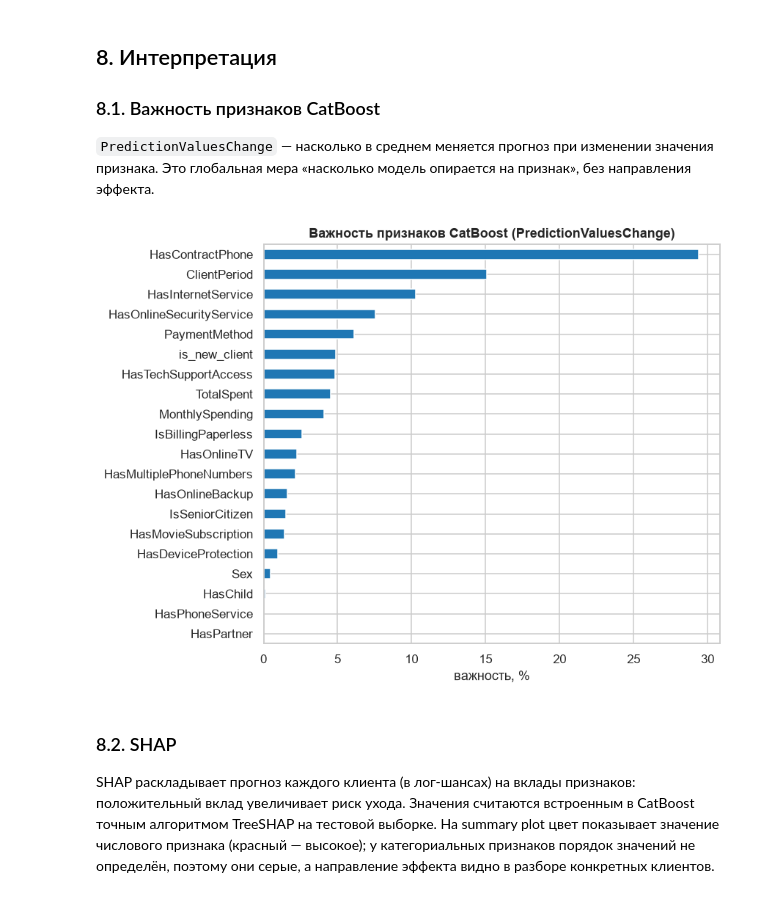
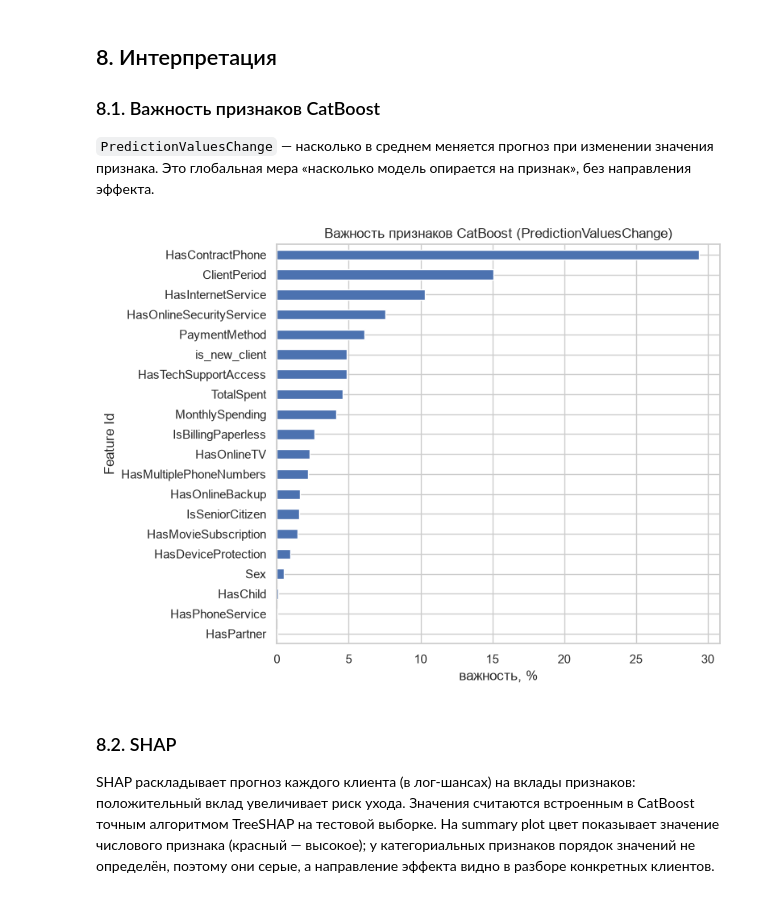
Before and after one commit to puggallin/telecom_churn_prediction, a Jupyter notebook: notebooks/churn_analysis.ipynb, the cells around one changed output. Drawn from its saved outputs; the diff is of its cells as text; code cells hidden in the pictures.

```diff
--- a/notebooks/churn_analysis.ipynb
+++ b/notebooks/churn_analysis.ipynb
@@ -430,13 +352,11 @@ plt.show()
 
 Подбор гиперпараметров по среднему CV немного оптимистичен (выбираем максимум из нескольких оценок), поэтому финальная оценка — только на тесте.
 # %%
-X_full = data[NUM_COLS + BINARY_NUM_COLS + CAT_COLS]
-y_full = data[TARGET].astype(int)
+X = data[NUM_COLS + BINARY_NUM_COLS + CAT_COLS]
+y = data[TARGET].astype(int)
 
-X_train, X_test, y_train, y_test = train_test_split(
-    X_full, y_full, test_size=0.2, stratify=y_full, random_state=RANDOM_STATE
-)
-CV = StratifiedKFold(n_splits=5, shuffle=True, random_state=RANDOM_STATE)
+X_train, X_test, y_train, y_test = train_test_split(X, y, test_size=0.2, stratify=y, random_state=RANDOM_STATE)
+CV = StratifiedKFold(n_splits=5, shuffle=True, random_state=RANDOM_STATE)   # одни и те же фолды для всех моделей
 
 print(f"train: {len(X_train)} клиентов, отток {y_train.mean():.1%}")
 print(f"test:  {len(X_test)} клиентов, отток {y_test.mean():.1%}")
@@ -787,25 +626,20 @@ print(f"  Δ PR-AUC  = {d_pr.mean():+.4f} ± {d_pr.std(ddof=1) / np.sqrt(5):.4f}
 
 Обучаем выбранную конфигурацию на всех 80% train с фиксированным числом деревьев (среднее лучших итераций ранней остановки на CV) и **один раз** оцениваем на тесте.
 # %%
-FINAL_PARAMS, FINAL_FEATURES = CATBOOST_CONFIGS[FINAL_NAME]
-final_cv = experiments[FINAL_NAME]
-final_iterations = int(round(np.mean(final_cv.extras)))
+final = results[FINAL_NAME]
+n_trees = int(round(np.mean(final["trees"])))   # число деревьев = среднее по фолдам после ранней остановки
 
-final_model = CatBoostClassifier(
-    **{**CATBOOST_BASE, "iterations": final_iterations, "early_stopping_rounds": None, **FINAL_PARAMS},
-    cat_features=CAT_COLS,
-)
-X_train_final = catboost_features(X_train, FINAL_FEATURES)
-X_test_final = catboost_features(X_test, FINAL_FEATURES)
+final_model = CatBoostClassifier(**{**CB_DEFAULTS, **final["params"], "iterations": n_trees,
+                                    "early_stopping_rounds": None}, cat_features=CAT_COLS)
+X_train_final, X_test_final = cb_data(X_train, final["extra"]), cb_data(X_test, final["extra"])
 final_model.fit(X_train_final, y_train)
 
 test_proba = final_model.predict_proba(X_test_final)[:, 1]
-test_roc = roc_auc_score(y_test, test_proba)
-test_pr = average_precision_score(y_test, test_proba)
+test_roc, test_pr = roc_auc_score(y_test, test_proba), average_precision_score(y_test, test_proba)
 
-print(f"Итоговая модель: {FINAL_NAME}, {FINAL_PARAMS}, деревьев: {final_iterations}")
-print(f"CV  : ROC-AUC {final_cv.roc_auc.mean():.4f} ± {final_cv.roc_auc.std():.4f} | PR-AUC {final_cv.pr_auc.mean():.4f}")
-print(f"TEST: ROC-AUC {test_roc:.4f}            | PR-AUC {test_pr:.4f}  (случайная модель: {y_test.mean():.4f})")
+print(f"Итоговая модель: {FINAL_NAME}, {final['params']}, деревьев: {n_trees}")
+print(f"CV  : ROC-AUC {final['roc'].mean():.4f} ± {final['roc'].std():.4f} | PR-AUC {final['pr'].mean():.4f}")
+print(f"TEST: ROC-AUC {test_roc:.4f} | PR-AUC {test_pr:.4f} (у случайной модели {y_test.mean():.4f})")
 # %% [output]
 Итоговая модель: CatBoost + is_new_client, {'depth': 3, 'learning_rate': 0.03}, деревьев: 249
 CV  : ROC-AUC 0.8453 ± 0.0111 | PR-AUC 0.6649
@@ -962,14 +768,13 @@ pd.DataFrame(sensitivity).pivot(index="скидка, мес. платежа", co
 
 `PredictionValuesChange` — насколько в среднем меняется прогноз при изменении значения признака. Это глобальная мера «насколько модель опирается на признак», без направления эффекта.
 # %%
-importance = pd.Series(final_model.get_feature_importance(), index=X_train_final.columns).sort_values()
-fig, ax = plt.subplots(figsize=(8, 6))
-importance.plot.barh(ax=ax, color="tab:blue")
-ax.set(title="Важность признаков CatBoost (PredictionValuesChange)", xlabel="важность, %")
+importance = final_model.get_feature_importance(prettified=True).set_index("Feature Id")["Importances"]
+importance.sort_values().plot.barh(figsize=(8, 6), title="Важность признаков CatBoost (PredictionValuesChange)")
+plt.xlabel("важность, %")
 plt.tight_layout()
 plt.show()
 # %% [output]
-[figure, old version]
+[figure, new version]
 # %% [markdown]
 ### 8.2. SHAP
 
```
Also changed, not shown: parts of 29 cells of this notebook, 4 other files.
